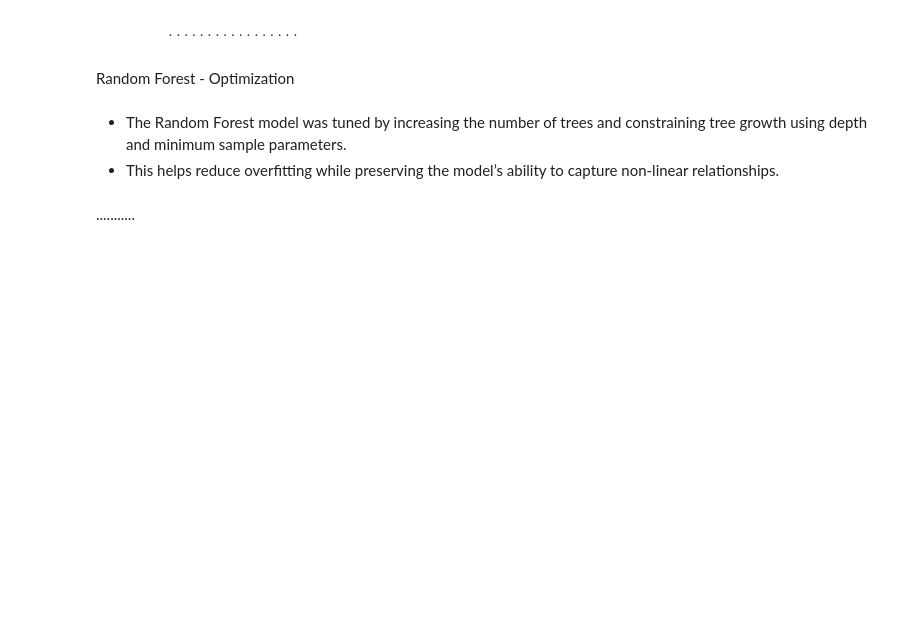
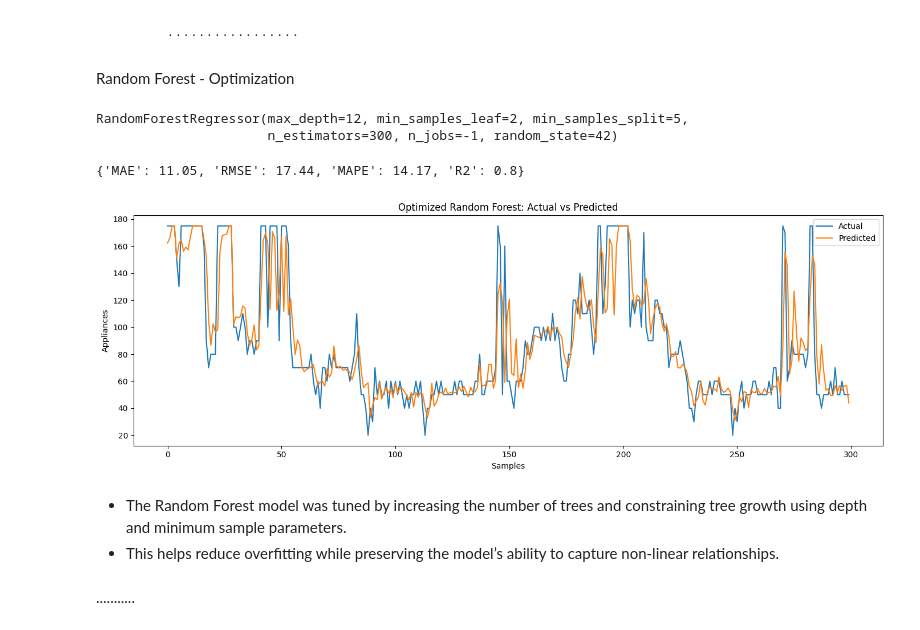
Before and after one commit to Induwara049/energy-forecast, a Jupyter notebook: notebooks/05_model_optimization.ipynb, the cells around one changed output. Saved outputs shown, nothing was run; the diff lists cells and outputs as text; code cells hidden in the pictures; blank space fills up the shorter version.

```diff
--- a/notebooks/05_model_optimization.ipynb
+++ b/notebooks/05_model_optimization.ipynb
@@ -36,8 +36,8 @@ The optimization focuses on Random Forest and LSTM models, followed by a compari
 # %% [markdown]
 Load datasets
 # %%
-train_file_path = DATA_DIR / "train_feature_engineered_data.csv"
-test_file_path = DATA_DIR / "test_feature_engineered_data.csv"
+train_file_path = PROCESSED_DATA / "train_feature_engineered_data.csv"
+test_file_path = PROCESSED_DATA / "test_feature_engineered_data.csv"
 
 train_df = load_feature_engineered_dataset(train_file_path)
 test_df = load_feature_engineered_dataset(test_file_path)
@@ -91,6 +97,9 @@ optimized_random_forest_model.fit(
     x_train_scaled,
     y_train_series.to_numpy(),
 )
+# %% [output]
+RandomForestRegressor(max_depth=12, min_samples_leaf=2, min_samples_split=5,
+                      n_estimators=300, n_jobs=-1, random_state=42)
 # %%
 # saving the Random Forest model
 save_model(
@@ -106,14 +115,19 @@ optimized_random_forest_metrics = evaluate_regression_model(
 )
 
 optimized_random_forest_metrics
+# %% [output]
+{'MAE': 11.05, 'RMSE': 17.44, 'MAPE': 14.17, 'R2': 0.8}
 # %%
 # plotting predictions
 
 plot_actual_vs_predicted(
     y_true=y_test_series.to_numpy()[:300],
     y_pred=optimized_random_forest_predictions[:300],
-    title="optimized_random_forest_actual_vs_predicted",
+    title="Optimized Random Forest: Actual vs Predicted",
+    file_name="optimized_random_forest_actual_vs_predicted"
 )
+# %% [output]
+[figure, added]
 # %% [markdown]
 - The Random Forest model was tuned by increasing the number of trees and constraining tree growth using depth and minimum sample parameters.
 - This helps reduce overfitting while preserving the model’s ability to capture non-linear relationships.
```
Also changed, not shown: parts of 14 cells of this notebook, 6 other files.
